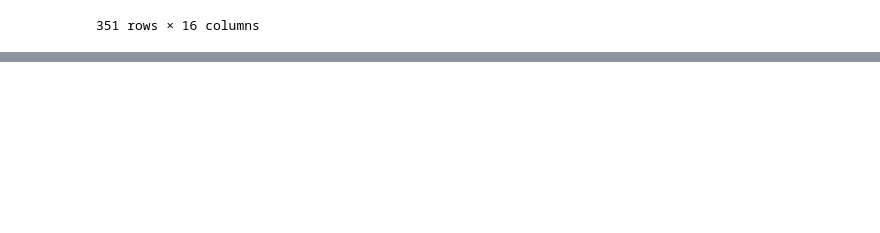
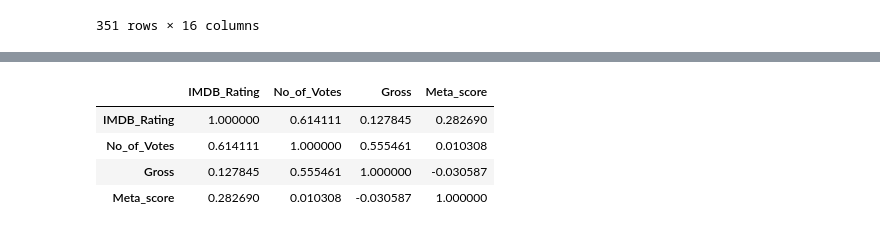
Before and after one commit to redinbluesky/fun-coding-python-data-analysis, a Jupyter notebook: 11-데이터_분석_시각화_심화.ipynb, the cells around one changed output, grey strips where cells are left out. Cells and saved outputs as stored; diff of their text form; code cells hidden in the pictures; blank space fills up the shorter version.

```diff
--- a/11-데이터_분석_시각화_심화.ipynb
+++ b/11-데이터_분석_시각화_심화.ipynb
@@ -257,0 +276,17 @@ SyntaxError: invalid syntax. Perhaps you forgot a comma? (3444900109.py, line 7)
+# %%
+# Gross 열의 쉼표 제거 후 숫자형으로 변환
+df['Gross'] = df['Gross'].replace({',':''}, regex=True).astype(float)
+
+# 필요한 열 선택 및 결측치 제거
+correlation_data = df[['IMDB_Rating','No_of_Votes','Gross','Meta_score']].dropna()
+# %%
+# 상관계수 계산
+# corr(): 여러 변수 간 상관관계를 나타내는 2차원 행렬을 반환한다.
+correlation_matrix = correlation_data.corr()
+correlation_matrix
+# %% [output]
+|  | IMDB_Rating | No_of_Votes | Gross | Meta_score |
+| IMDB_Rating | 1.000000 | 0.614111 | 0.127845 | 0.282690 |
+| No_of_Votes | 0.614111 | 1.000000 | 0.555461 | 0.010308 |
+| Gross | 0.127845 | 0.555461 | 1.000000 | -0.030587 |
+| Meta_score | 0.282690 | 0.010308 | -0.030587 | 1.000000 |
```
Also changed, not shown: parts of 6 cells of this notebook, 1 other file.
